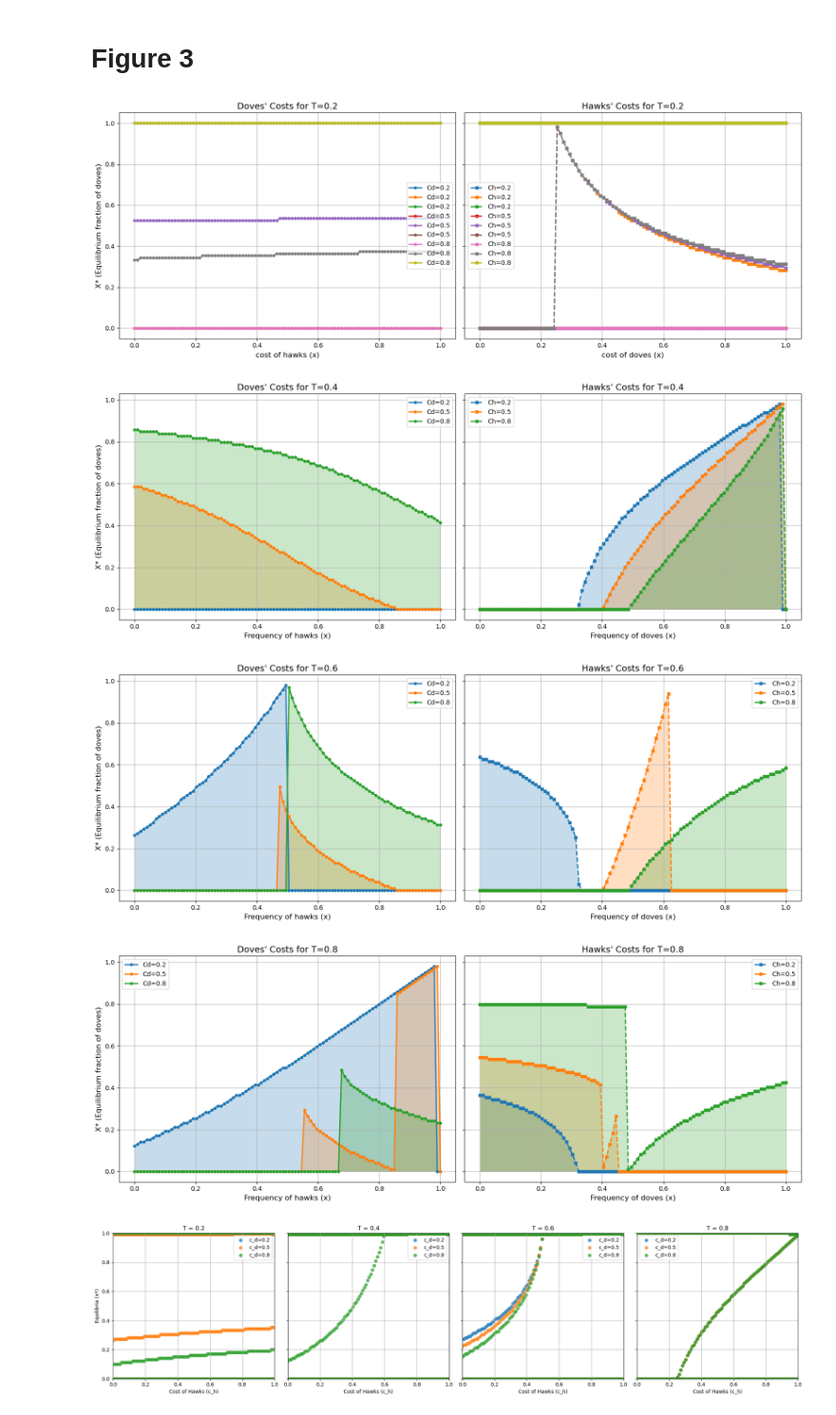
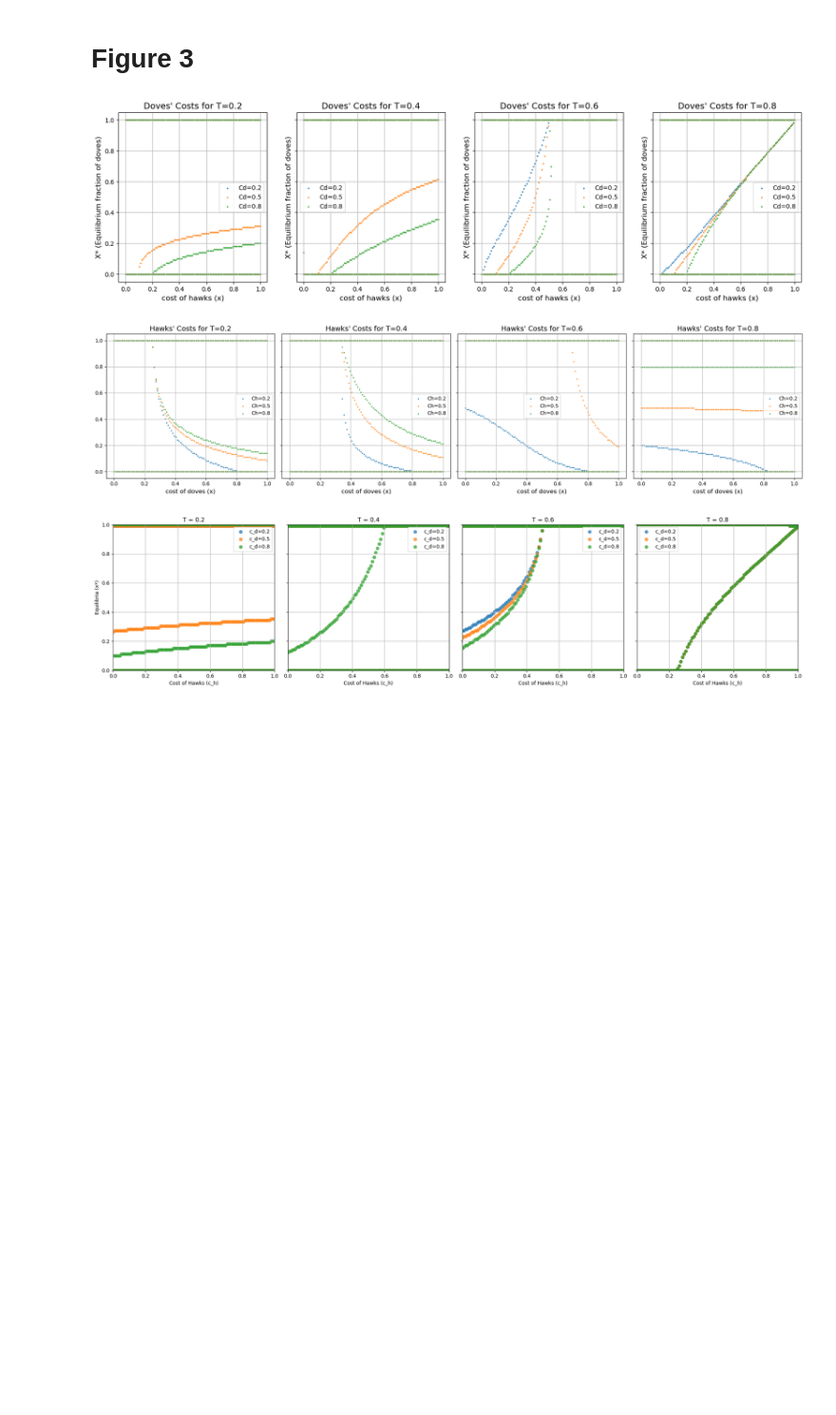
Before and after one commit to femkegeens/CGT, a Jupyter notebook: cgt_group_assignment.ipynb, the cells around one changed output. Shown: that part at 95% size. Cells and saved outputs as stored; diff of their text form; code cells hidden in the pictures; blank space fills up the shorter version.

Commit message:
fix bugs in code + beter plots indeling

```diff
--- a/cgt_group_assignment.ipynb
+++ b/cgt_group_assignment.ipynb
@@ -297,7 +297,7 @@ def P_H_T(amount_hawks, c_h, T, N):
     total_hawks= amount_hawks + 1
     amount_doves = N - total_hawks
     if amount_doves/N < T:
-        P_H = (R - amount_hawks*c_h) / total_hawks
+        P_H = (R - (amount_hawks*c_h)) / total_hawks
     return P_H
 
 # Payoff doves
@@ -306,7 +306,7 @@ def P_D_T(amount_hawks, c_d,  T, N):
     total_hawks = amount_hawks + 1
     amount_doves = N - total_hawks
     if amount_doves/N >= T:
-        P_D = R - (total_hawks * c_d) / amount_doves
+        P_D = (R - (total_hawks * c_d)) / amount_doves
     return P_D
 # %%
 # Fitness hawks
@@ -401,59 +386,50 @@ def figure3B(T, c_h):
 # %%
 T_labels = ["T=0.2", "T=0.4", "T=0.6", "T=0.8"]
 T_values = [0.2, 0.4, 0.6, 0.8]
 
 Doves_Costs_labels = ["Cd=0.2", "Cd=0.5", "Cd=0.8"]
 Doves_Costs = [0.2, 0.5, 0.8]
 
 Hawks_Costs_labels = ["Ch=0.2", "Ch=0.5", "Ch=0.8"]
 Hawks_Costs = [0.2, 0.5, 0.8]
 
 def plot_figure3_side_by_side(T_values, Doves_Costs, Doves_Costs_labels, Hawks_Costs, Hawks_Costs_labels):
+
+
+    fig, axes = plt.subplots(ncols=4, figsize=(20, 5), sharey=True)
     for t_idx, T in enumerate(T_values):
-        fig, axes = plt.subplots(1, 2, figsize=(16, 6), sharey=True)
+
 
         #Doves
         for d_idx, c_d in enumerate(Doves_Costs):
             y_as, x_as = figure3A(T, c_d)
+            axes[t_idx].scatter(x_as, y_as, label=Doves_Costs_labels[d_idx], alpha =0.7, s=3)
 
-            axes[0].plot(x_as, y_as[0], label=Doves_Costs_labels[d_idx],
-                         linestyle='-', marker='o', markersize=4, linewidth=2)
-            axes[0].plot(x_as, y_as[1], label=Doves_Costs_labels[d_idx],
-                         linestyle='-', marker='o', markersize=4, linewidth=2)
-            axes[0].plot(x_as, y_as[2], label=Doves_Costs_labels[d_idx],
-                         linestyle='-', marker='o', markersize=4, linewidth=2)
+        axes[t_idx].set_title(f"Doves' Costs for {T_labels[t_idx]}", fontsize=14)
+        axes[t_idx].set_xlabel("cost of hawks (x)", fontsize=12)
+        axes[t_idx].set_ylabel("X* (Equilibrium fraction of doves)", fontsize=12)
+        axes[t_idx].legend(fontsize=10, loc="best")
+        axes[t_idx].grid(True)
 
-        axes[0].set_title(f"Doves' Costs for {T_labels[t_idx]}", fontsize=14)
-        axes[0].set_xlabel("cost of hawks (x)", fontsize=12)
-        axes[0].set_ylabel("X* (Equilibrium fraction of doves)", fontsize=12)
-        axes[0].legend(fontsize=10, loc="best")
-        axes[0].grid(True)
 
-        # Hawk's
+    fig, axes = plt.subplots(ncols=4, figsize=(20, 5), sharey=True)
+    for t_idx, T in enumerate(T_values):
         for h_idx, c_h in enumerate(Hawks_Costs):
             y_as, x_as = figure3B(T, c_h)
+            axes[t_idx].scatter(x_as, y_as, label=Hawks_Costs_labels[h_idx], alpha =0.7, s=3)
 
-            axes[1].plot(x_as, y_as[0], label=Hawks_Costs_labels[h_idx],
-                         linestyle='--', marker='s', markersize=4, linewidth=2)
-            axes[1].plot(x_as, y_as[1], label=Hawks_Costs_labels[h_idx],
-                         linestyle='--', marker='s', markersize=4, linewidth=2)
-            axes[1].plot(x_as, y_as[2], label=Hawks_Costs_labels[h_idx],
-                         linestyle='--', marker='s', markersize=4, linewidth=2)
+        axes[t_idx].set_title(f"Hawks' Costs for {T_labels[t_idx]}", fontsize=14)
+        axes[t_idx].set_xlabel("cost of doves (x)", fontsize=12)
+        axes[t_idx].legend(fontsize=10, loc="best")
+        axes[t_idx].grid(True)
 
-        axes[1].set_title(f"Hawks' Costs for {T_labels[t_idx]}", fontsize=14)
-        axes[1].set_xlabel("cost of doves (x)", fontsize=12)
-        axes[1].legend(fontsize=10, loc="best")
-        axes[1].grid(True)
-
-        plt.tight_layout()
-        plt.show()
+    plt.tight_layout()
+    plt.show()
 
 plot_figure3_side_by_side(T_values, Doves_Costs, Doves_Costs_labels, Hawks_Costs, Hawks_Costs_labels)
 # %% [output]
-[figure, old version]
+[figure, new version]
-[figure, old version]
+[figure, new version]
-[figure, removed]
-[figure, removed]
 # %%
 import numpy as np
 import matplotlib.pyplot as plt
```
Also changed, not shown: parts of 1 cell of this notebook.
